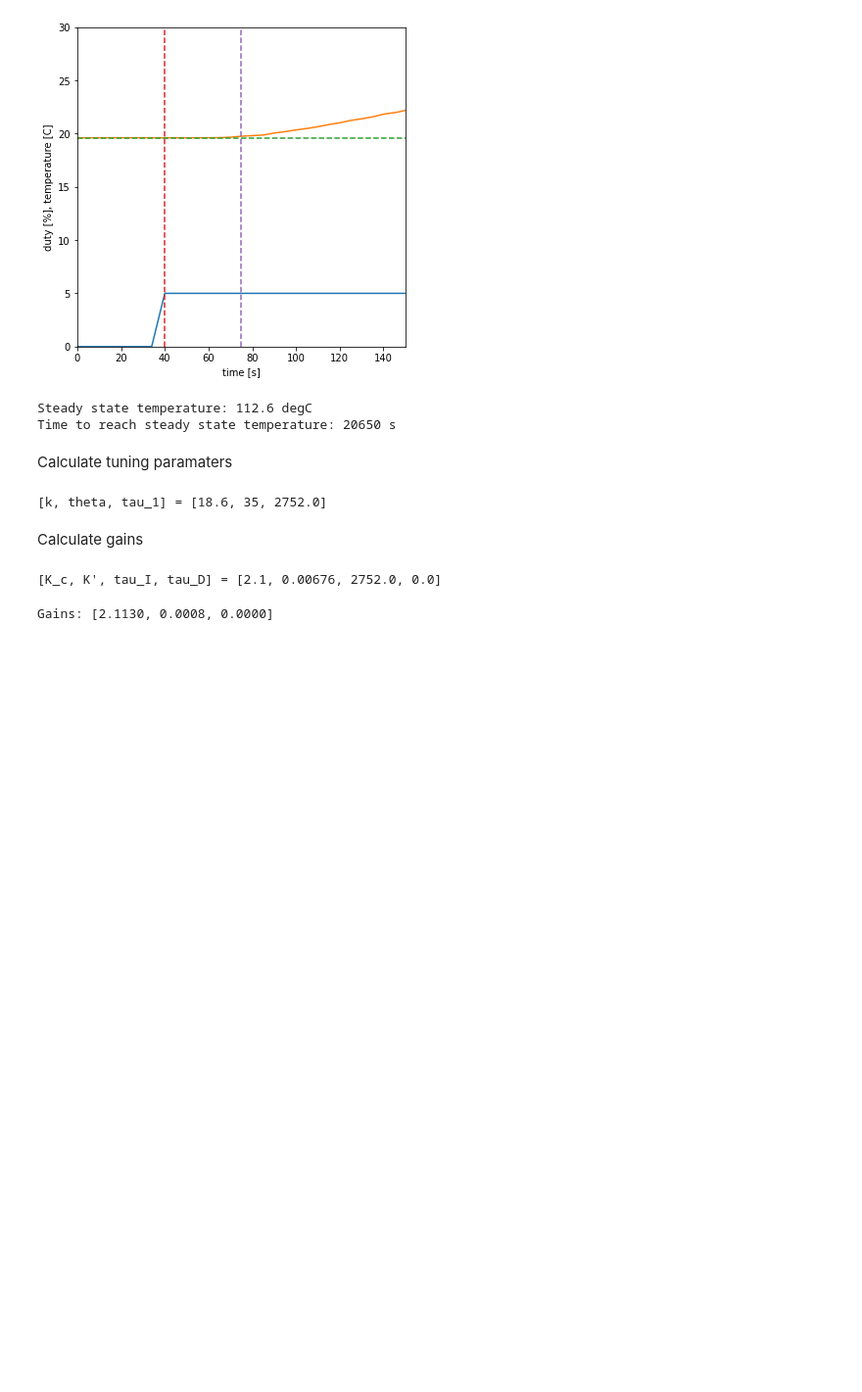
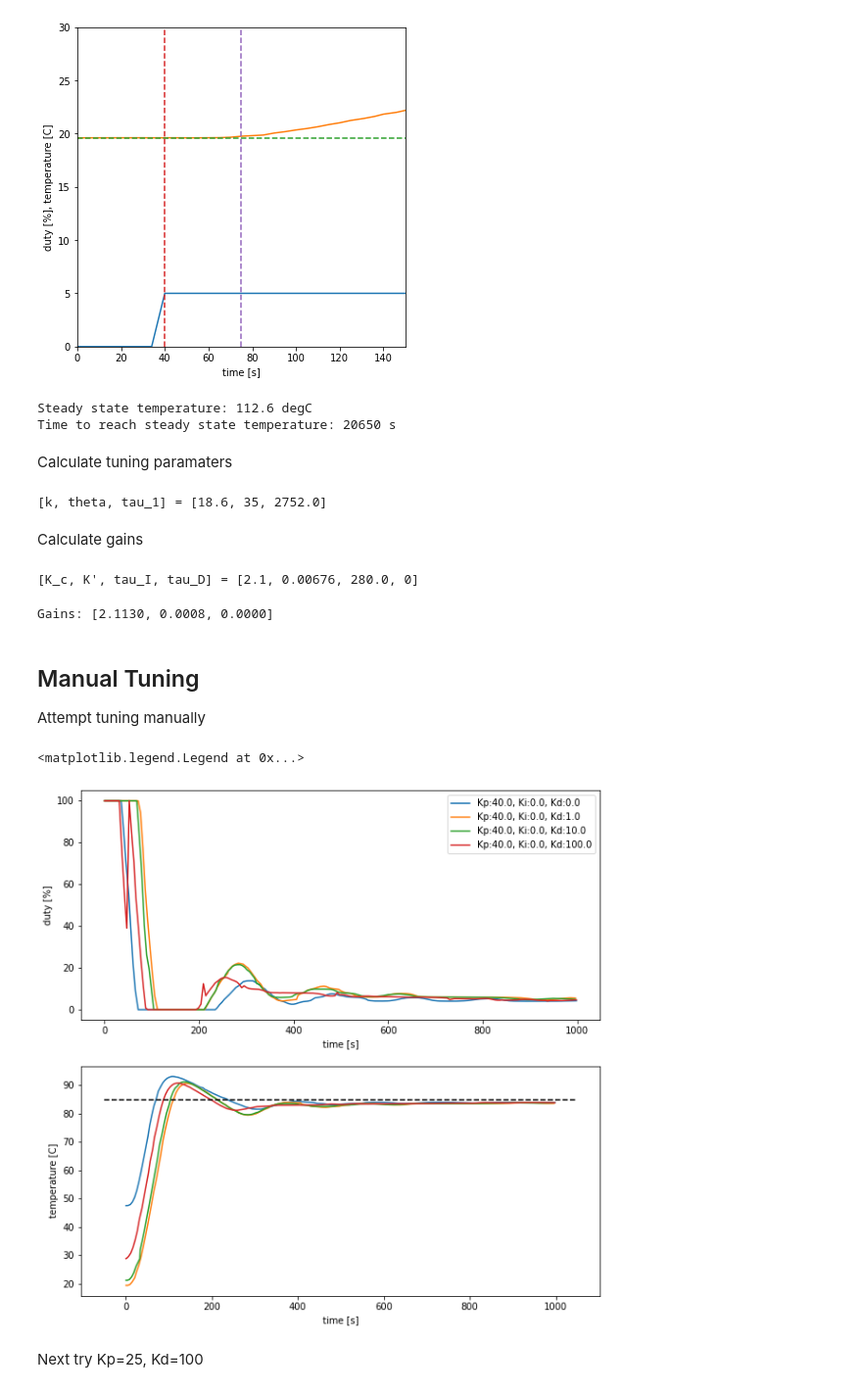
Before and after one commit to willhunt/silvia, a Jupyter notebook: docs/docs/control/assets/silvia_manual_tuning.ipynb, the cells around one changed output. Shown at 98% size. Drawn from its saved outputs; the diff is of its cells as text; code cells hidden in the pictures; blank space fills up the shorter version.

```diff
--- a/docs/docs/control/assets/silvia_manual_tuning.ipynb
+++ b/docs/docs/control/assets/silvia_manual_tuning.ipynb
@@ -345,10 +345,10 @@ Calculate gains
 tau_c = theta
 K_c_cascade = tau_1 / (k * (tau_c + theta))
 k_dash = k / tau_1
-tau_I_cascade = min(tau_1, 4 / (k_dash * K_c))
+tau_I_cascade = min(tau_1, 4 / (k_dash * K_c_cascade))
 tau_D_cascade = 0
-print("[K_c, K', tau_I, tau_D] = [{:.1f}, {:.5f}, {:.1f}, {}]".format(K_c, k_dash, tau_I, tau_D))
+print("[K_c, K', tau_I, tau_D] = [{:.1f}, {:.5f}, {:.1f}, {}]".format(K_c_cascade, k_dash, tau_I_cascade, tau_D_cascade))
 # %% [output]
-[K_c, K', tau_I, tau_D] = [2.1, 0.00676, 2752.0, 0.0]
+[K_c, K', tau_I, tau_D] = [2.1, 0.00676, 280.0, 0]
 # %%
 # Ideal PID
@@ -363,3 +363,30 @@ Kd = Kp * tau_D
 print("Gains: [{0:.4f}, {1:.4f}, {2:.4f}]".format(Kp, Ki, Kd))
 # %% [output]
 Gains: [2.1130, 0.0008, 0.0000]
+# %% [markdown]
+## Manual Tuning
+Attempt tuning manually
+# %%
+dataset_filenames = [
+    "silvia_response_data_kp40ki0kd0_v01.json",
+    "silvia_response_data_kp40ki0kd1_v01.json",
+    "silvia_response_data_kp40ki0kd10_v01.json",
+    "silvia_response_data_kp40ki0kd100_v01.json",
+]
+datasets = load_silvia_responses(dataset_filenames, time=[0, 1000])
+fig, [ax_u, ax_T] = plt.subplots(nrows=2, ncols=1, figsize=(10, 10))
+for dataset in datasets:
+    label = "Kp:{0}, Ki:{1}, Kd:{2}".format(dataset["K"][0], dataset["K"][1], dataset["K"][2])
+    ax_u.plot(dataset["t"], dataset["u"], label=label)
+    ax_T.plot(dataset["t"], dataset["T"], label=label)
+ax_T.plot(ax_T.get_xlim(), [setpoint, setpoint], '--', c='k')
+ax_u.set_xlabel('time [s]')
+ax_u.set_ylabel('duty [%]')
+ax_T.set_xlabel('time [s]')
+ax_T.set_ylabel('temperature [C]')
+ax_u.legend()
+# %% [output]
+<matplotlib.legend.Legend at 0x...>
+[figure, added]
+# %% [markdown]
+Next try Kp=25, Kd=100
```
Also changed, not shown: parts of 1 cell of this notebook, 6 other files.
